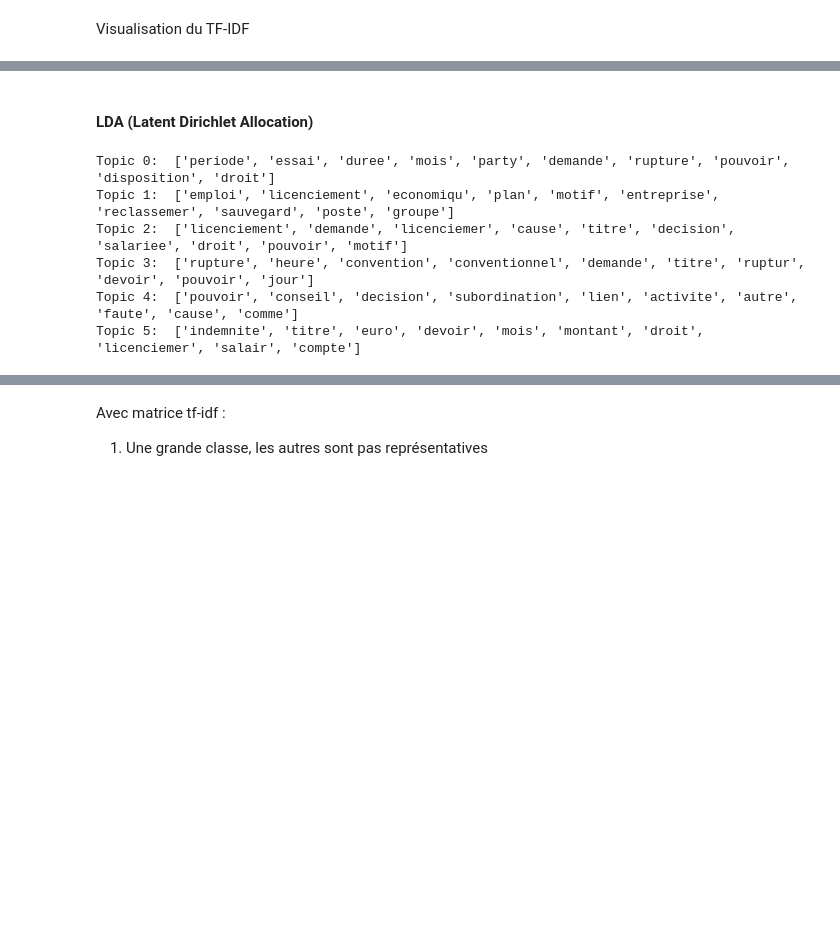
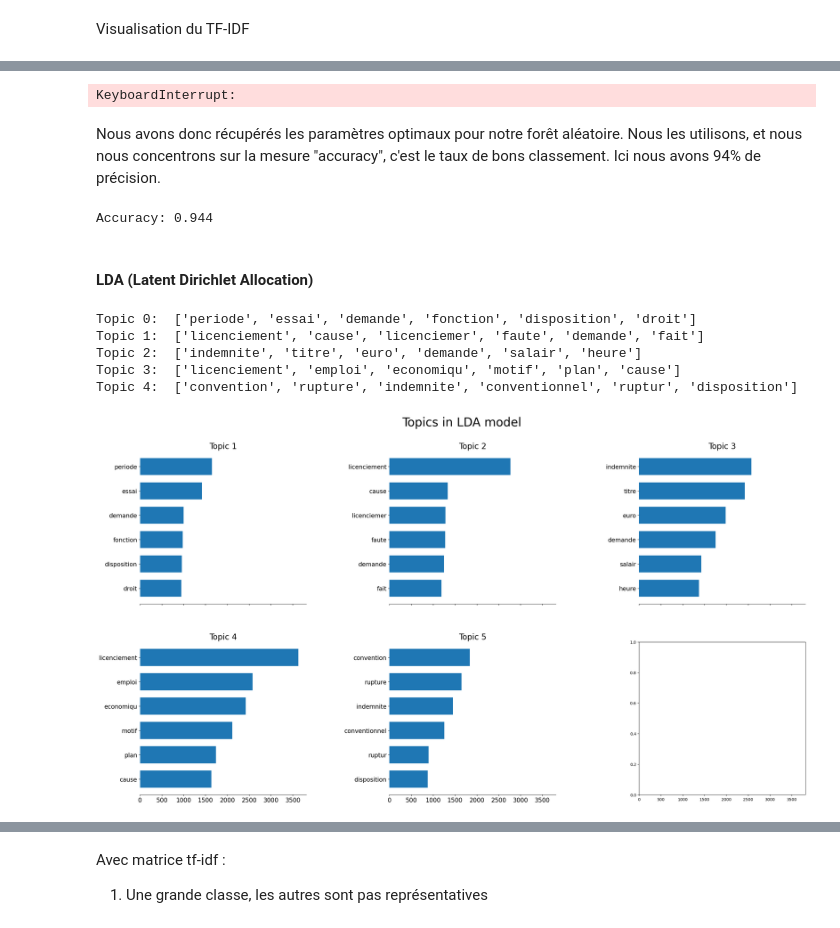
Before and after one commit to elecunff/M2_NLP_Mandard_LeCunff, a Jupyter notebook: Script/NLP.ipynb, the cells around one changed output, grey strips where cells are left out. Cells and saved outputs as stored; diff of their text form; code cells hidden in the pictures; blank space fills up the shorter version.

```diff
--- a/Script/NLP.ipynb
+++ b/Script/NLP.ipynb
@@ -252,9 +257,43 @@ plt.show()
+# %%
+# Random Forest
+rf = RandomForestClassifier()
+
+# Réalisation d'une grille de paramètres
+param_grid = {
+    'n_estimators': [50, 100, 200],
+    'max_depth': [5, 10, 20],
+    'min_samples_split': [2, 5, 10]
+}
+
+# Utilisation de la grille de paramètres
+grid_search = GridSearchCV(rf, param_grid=param_grid, cv=5)
+grid_search.fit(X_train, y_train)
+
+print("Meilleurs paramètres : ", grid_search.best_params_)
+# %% [output]
+KeyboardInterrupt:
+# %% [markdown]
+Nous avons donc récupérés les paramètres optimaux pour notre forêt aléatoire. Nous les utilisons, et nous nous concentrons sur la mesure "accuracy", c'est le taux de bons classement. Ici nous avons 94% de précision.
+# %%
+forest = RandomForestClassifier(criterion='gini',
+                                 max_depth=10,
+                                 min_samples_split=10,
+                                 n_estimators=50)
+
+# Entrainement du modèle
+forest.fit(X_train, y_train)
+
+# Mesure de la performance
+y_pred = forest.predict(X_test)
+print('Accuracy: %.3f' % accuracy_score(y_test, y_pred))
+# %% [output]
+Accuracy: 0.944
 # %% [markdown]
 #### LDA (Latent Dirichlet Allocation)
 # %%
 from sklearn.decomposition import LatentDirichletAllocation
 
-lda_doc_terme = LatentDirichletAllocation(n_components=6, random_state=1234)
+lda_doc_terme = LatentDirichletAllocation(n_components=5, random_state=1234)
 lda_matrix_doc_terme = lda_doc_terme.fit_transform(X_doc_terme)
 
 terms_doc_terme = vec.get_feature_names_out()
@@ -263,13 +302,17 @@ lda_components_doc_terme=lda_doc_terme.components_
 
 for index, component in enumerate(lda_components_doc_terme):
     zipped = zip(terms_doc_terme, component)
-    top_terms_key=sorted(zipped, key = lambda t: t[1], reverse=True)[:10]
+    top_terms_key=sorted(zipped, key = lambda t: t[1], reverse=True)[:6]
     top_terms_list=list(dict(top_terms_key).keys())
     print("Topic "+str(index)+": ", top_terms_list)
 # %% [output]
-Topic 0:  ['periode', 'essai', 'duree', 'mois', 'party', 'demande', 'rupture', 'pouvoir', 'disposition', 'droit']
-Topic 1:  ['emploi', 'licenciement', 'economiqu', 'plan', 'motif', 'entreprise', 'reclassemer', 'sauvegard', 'poste', 'groupe']
-Topic 2:  ['licenciement', 'demande', 'licenciemer', 'cause', 'titre', 'decision', 'salariee', 'droit', 'pouvoir', 'motif']
-Topic 3:  ['rupture', 'heure', 'convention', 'conventionnel', 'demande', 'titre', 'ruptur', 'devoir', 'pouvoir', 'jour']
-Topic 4:  ['pouvoir', 'conseil', 'decision', 'subordination', 'lien', 'activite', 'autre', 'faute', 'cause', 'comme']
-Topic 5:  ['indemnite', 'titre', 'euro', 'devoir', 'mois', 'montant', 'droit', 'licenciemer', 'salair', 'compte']
+Topic 0:  ['periode', 'essai', 'demande', 'fonction', 'disposition', 'droit']
+Topic 1:  ['licenciement', 'cause', 'licenciemer', 'faute', 'demande', 'fait']
+Topic 2:  ['indemnite', 'titre', 'euro', 'demande', 'salair', 'heure']
+Topic 3:  ['licenciement', 'emploi', 'economiqu', 'motif', 'plan', 'cause']
+Topic 4:  ['convention', 'rupture', 'indemnite', 'conventionnel', 'ruptur', 'disposition']
+# %%
+n_top_words = 6
+plot_top_words(lda_doc_terme, terms_doc_terme, n_top_words, "Topics in LDA model", lda_components_doc_terme)
+# %% [output]
+[figure, added]
```
Also changed, not shown: parts of 57 cells of this notebook, 1 other file.
